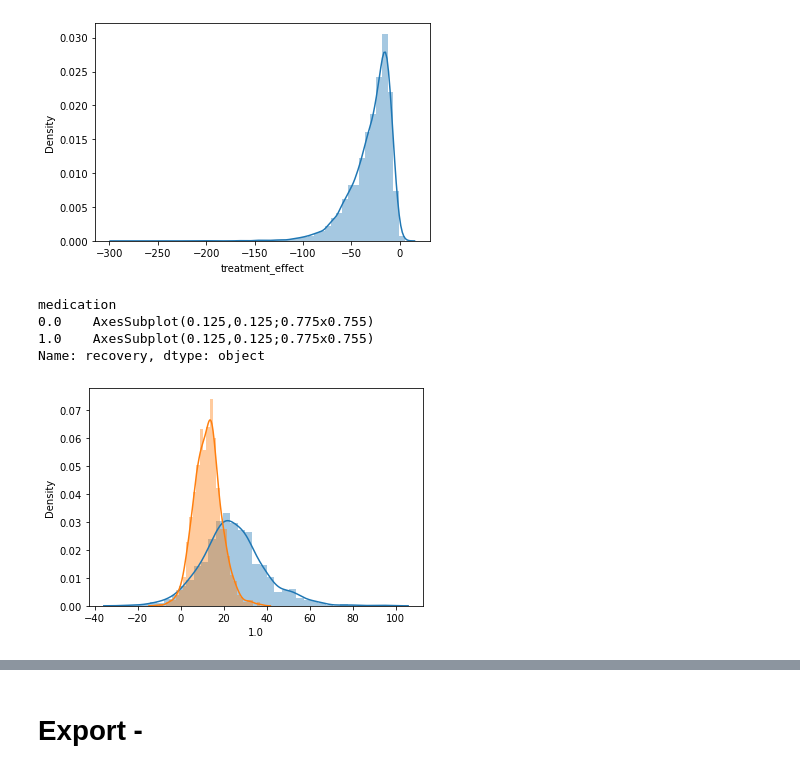
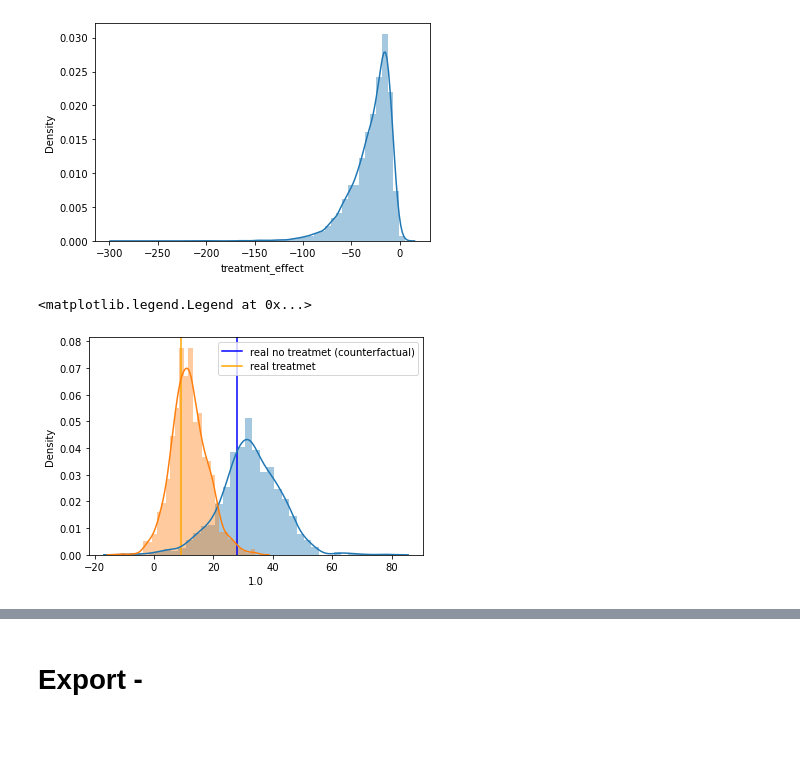
Before and after one commit to AlanGanem/fkausality, a Jupyter notebook: notebooks_dev/estimators.ipynb, the cells around one changed output, grey strips where cells are left out. Cells and saved outputs as stored; diff of their text form; code cells hidden in the pictures; blank space fills up the shorter version.

```diff
--- a/notebooks_dev/estimators.ipynb
+++ b/notebooks_dev/estimators.ipynb
@@ -198,9 +198,9 @@ class _FKEstimator(BaseEstimator):
         self.all_saved_values_columns_ = all_save_columns
         return self
 
-    def _saved_data_to_pandas(self, values):
+    #def _saved_data_to_pandas(self, values):
         #list is returned from query, so we have to iterate
-        return [pd.DataFrame(v, columns = self.all_saved_values_columns_) for v in values]
+    #    return [pd.DataFrame(v, columns = self.all_saved_values_columns_) for v in values]
 
     def kneighbors(self, X = None, n_neighbors = None, return_distance = False, query_from = None):
         if not query_from is None:
@@ -222,9 +222,15 @@ class _FKEstimator(BaseEstimator):
             precomputed_neighbors = self.kneighbors(X = X, n_neighbors = n_neighbors, return_distance=True)
 
         dsts, nbrs_idxs = precomputed_neighbors
-        values = [self.saved_values_[i] for i in nbrs_idxs]
-        values = self._saved_data_to_pandas(values)
-        values = [values[i].assign(dissimilarity = dsts[i]) for i in range(len(values))]
+        values = []
+        for i in range(len(nbrs_idxs)):
+            msk_i = dsts[i] < 1 #only examples with dissimilarity < 1
+            idx_i = nbrs_idxs[i][msk_i]
+            dist_i = dsts[i][msk_i]
+            v = self.saved_values_[idx_i]
+            v = pd.DataFrame(v, columns = self.all_saved_values_columns_)
+            v = v.assign(dissimilarity = dist_i)
+            values.append(v)
 
         return values
 # %%
@@ -244,13 +250,15 @@ def debug_args(func, argstoprint = None):
 def _agg_mean_variance(df, y_columns, alpha, variance_mapper, min_var_factor):
     d = {}
     for col in y_columns:
-        mean, var = estimate_mean_and_variance_from_neighbors(
+
+        mean, var = estimate_mean_and_variance_from_neighbors_mixture(
             df[col].values.reshape(-1,1),
             df['dissimilarity'].values,
             alpha = alpha,
             variance_mapper = variance_mapper,
             min_var_factor = min_var_factor,
         )
+
         d[('mean',col)] = mean
         d[('variance',col)] = var
 
@@ -454,21 +462,33 @@ X = df_obs[Xc]
 T = df_obs[Tc]
 y = df_obs[yc]
 # %%
-from sklearn.ensemble import RandomForestRegressor, RandomForestClassifier, ExtraTreesClassifier, ExtraTreesRegressor
+from sklearn.ensemble import RandomForestRegressor, RandomForestClassifier, ExtraTreesClassifier, ExtraTreesRegressor, GradientBoostingClassifier
 
-tree_estim = RandomForestClassifier(50, min_samples_leaf = 5)
+tree_estim = RandomForestClassifier(n_estimators = 200, min_samples_leaf = 2)
 estim = CEDTEstimator(tree_estim, n_neighbors = 100).fit(X, y = y, T = T, save_values = df_obs)
 # %%
+alpha = 1
 if not 'i' in locals():
     i = 0
 i += 1
 ground_truth = df_obs.iloc[i]
-samples = estim.sample(X.iloc[i:i+1],sample_size = 1000, n_neighbors = 1000, noise_type = 'normal')[0]
+samples = estim.sample(X.iloc[i:i+1],sample_size = 1000, n_neighbors = 1000, noise_type = 'normal', alpha = alpha)[0]
+estim_effect = estim.treatment_effect(X.iloc[i:i+1], n_neighbors = 1000, alpha = alpha, control_name = 0)[0]
+
+got_medication = ground_truth['medication'] == 1
+
+t_recovery = ground_truth['recovery'] if got_medication else ground_truth['cf_recovery']
+nt_recovery = ground_truth['recovery'] if not got_medication else ground_truth['cf_recovery']
+
+nt_text = ' (counterfactual)' if got_medication else ''
+t_text = ' (counterfactual)' if not got_medication else ''
+
+plt.axvline(nt_recovery, color = 'b', label = f'real no treatmet{t_text}')
+plt.axvline(t_recovery, color = 'orange', label = f'real treatmet{nt_text}')
+
 
 samples.groupby('medication')['recovery'].apply(sns.distplot)
+plt.legend()
 # %% [output]
-medication
-0.0    AxesSubplot(0.125,0.125;0.775x0.755)
-1.0    AxesSubplot(0.125,0.125;0.775x0.755)
-Name: recovery, dtype: object
+<matplotlib.legend.Legend at 0x...>
-[figure, old version]
+[figure, new version]
```
Also changed, not shown: parts of 7 cells of this notebook, 4 other files.
